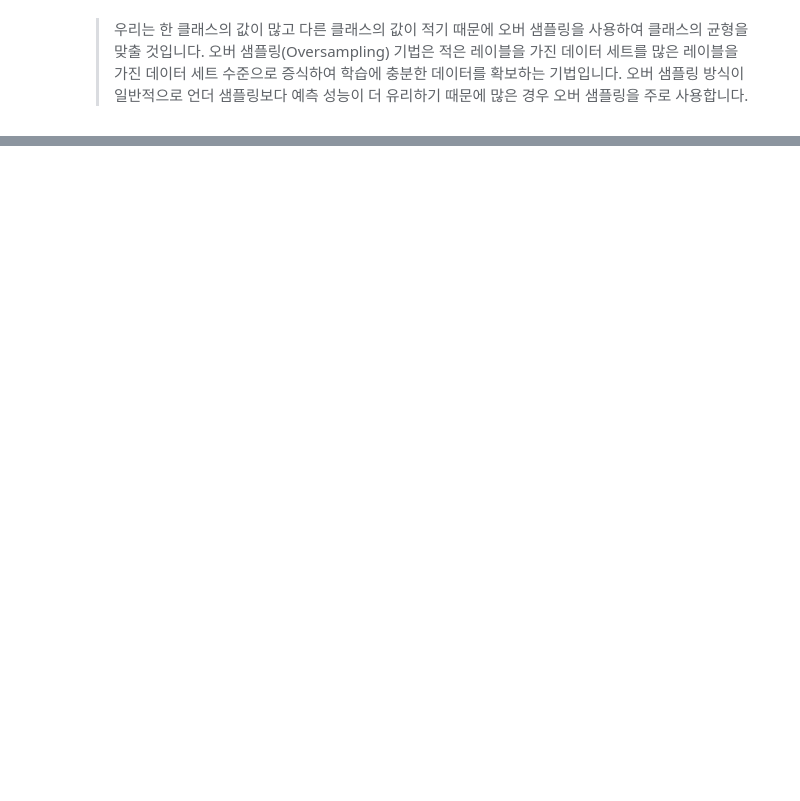
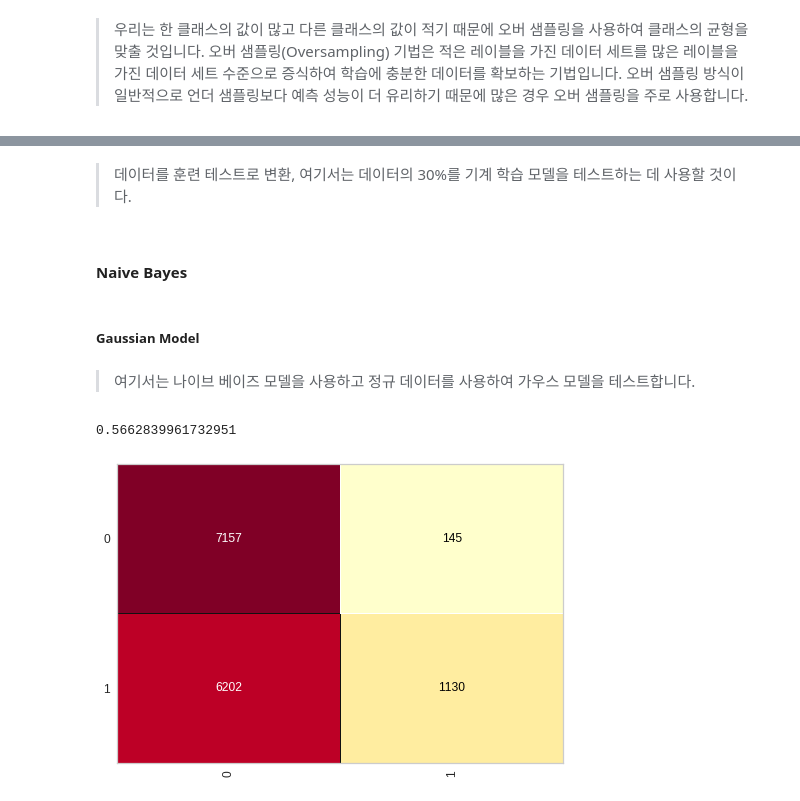
Before and after one commit to god05212/-, a Jupyter notebook: 고객이_호텔예약을_취소할지_예측하기.ipynb, the cells around one changed output, grey strips where cells are left out. Cells and saved outputs as stored; diff of their text form; code cells hidden in the pictures; blank space fills up the shorter version.

```diff
--- a/고객이_호텔예약을_취소할지_예측하기.ipynb
+++ b/고객이_호텔예약을_취소할지_예측하기.ipynb
@@ -413,2 +427,24 @@ X_standard = scaler.fit_transform(X)
+# %%
+from sklearn.model_selection import train_test_split
+X_train,X_test, y_train, y_test = train_test_split(X, y, test_size = 0.3, random_state = 0)
+# %% [markdown]
+> 데이터를 훈련 테스트로 변환, 여기서는 데이터의 30%를 기계 학습 모델을 테스트하는 데 사용할 것이다.
 # %% [markdown]
->
+#### Naive Bayes
+# %% [markdown]
+##### Gaussian Model
+# %%
+from sklearn.naive_bayes import GaussianNB
+naive_bayes = GaussianNB()
+naive_bayes.fit(X_train, y_train)
+previsoes = naive_bayes.predict(X_test)
+# %% [markdown]
+> 여기서는 나이브 베이즈 모델을 사용하고 정규 데이터를 사용하여 가우스 모델을 테스트합니다.
+# %%
+from yellowbrick.classifier import ConfusionMatrix
+cm = ConfusionMatrix(naive_bayes)
+cm.fit(X_train, y_train)
+cm.score(X_test, y_test)
+# %% [output]
+0.5662839961732951
+[figure, added]
```
Also changed, not shown: parts of 17 cells of this notebook.
